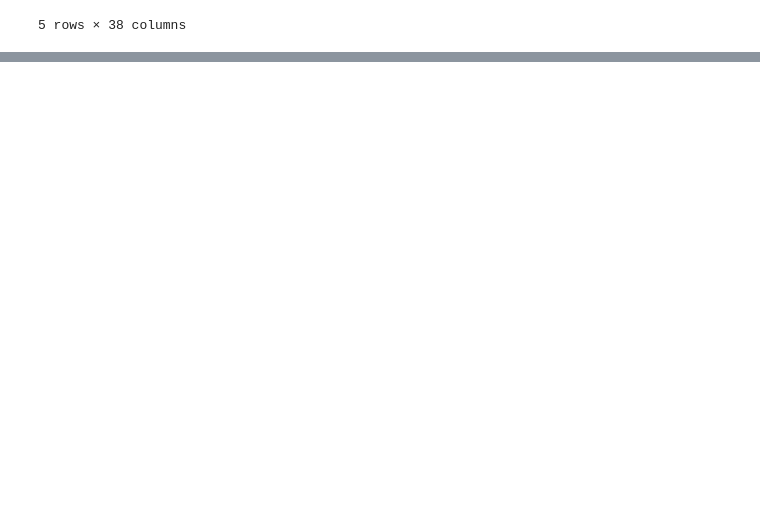
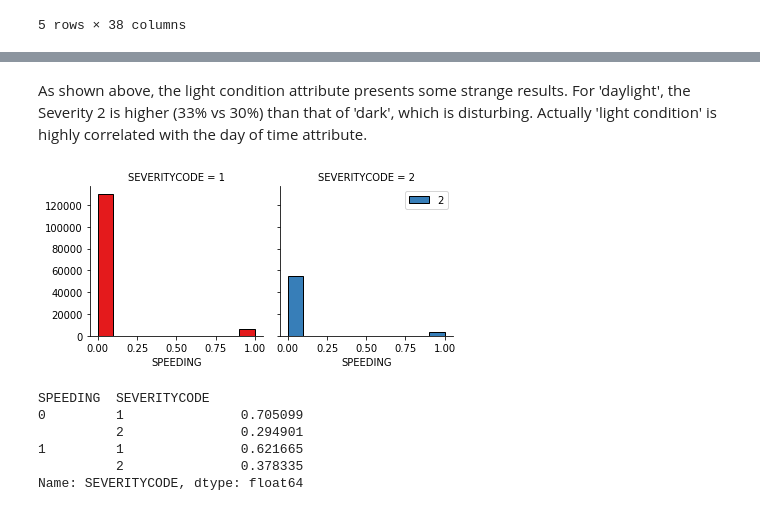
Before and after one commit to zjuyyhu/Coursera_Capstone, a Jupyter notebook: Course 9 Project.ipynb, the cells around one changed output, grey strips where cells are left out. Cells and saved outputs as stored; diff of their text form; code cells hidden in the pictures; blank space fills up the shorter version.

```diff
--- a/Course 9 Project.ipynb
+++ b/Course 9 Project.ipynb
@@ -21,0 +187,20 @@ df.head()
+# %% [markdown]
+As shown above, the light condition attribute presents some strange results. For 'daylight', the Severity 2 is higher (33% vs 30%) than that of 'dark', which is disturbing. Actually 'light condition' is highly correlated with the day of time attribute.
+# %%
+df['SPEEDING'] = df['SPEEDING'].apply(lambda x: 1 if (x=='Y') else 0)
+# %%
+g = sns.FacetGrid(df, col="SEVERITYCODE", hue="SEVERITYCODE", palette="Set1", col_wrap=2)
+g.map(plt.hist, 'SPEEDING', ec="k")
+g.axes[-1].legend()
+plt.show()
+# %% [output]
+[figure, added]
+# %%
+df.groupby(['SPEEDING'])['SEVERITYCODE'].value_counts(normalize=True)
+# %% [output]
+SPEEDING  SEVERITYCODE
+0         1               0.705099
+          2               0.294901
+1         1               0.621665
+          2               0.378335
+Name: SEVERITYCODE, dtype: float64
```
Also changed, not shown: parts of 88 cells of this notebook.
